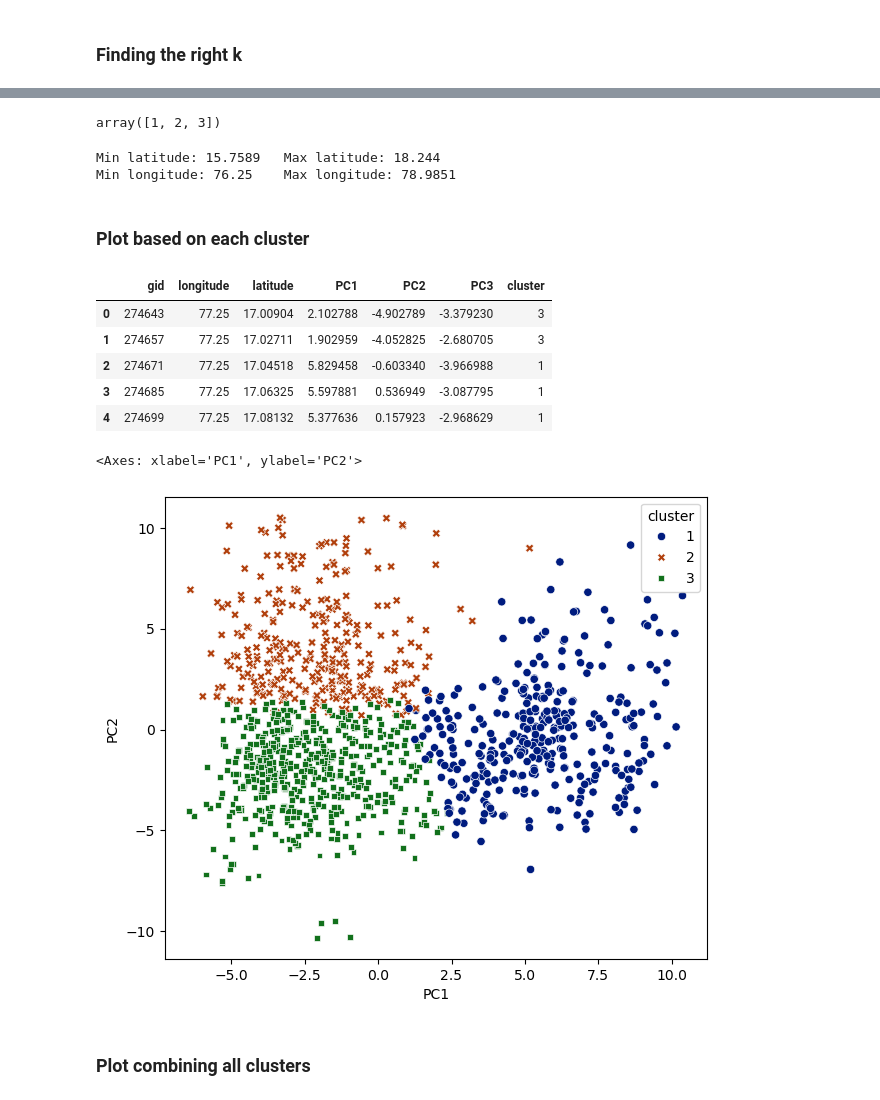
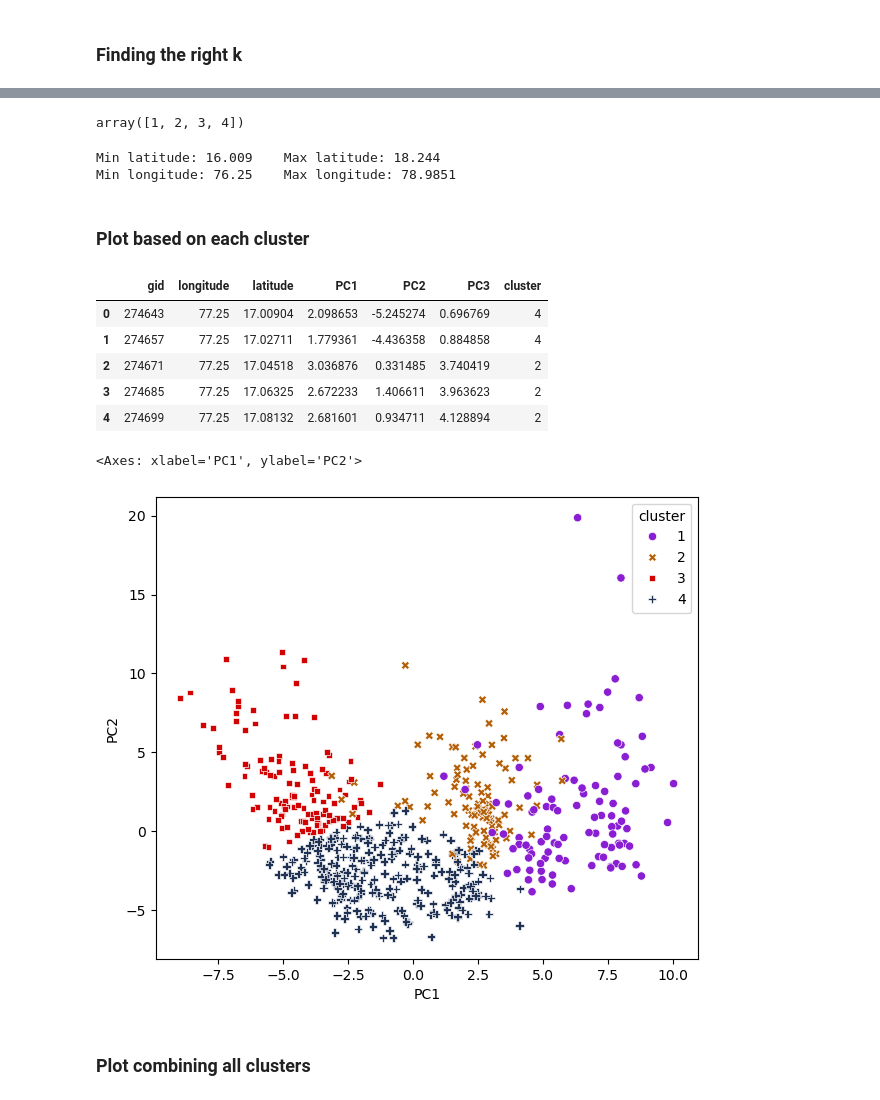
Before and after one commit to Ashish-Sasna/CMT-GSC-AI, a Jupyter notebook: Predict Cluster-Kodangal.ipynb, the cells around one changed output, grey strips where cells are left out. Drawn from its saved outputs; the diff is of its cells as text; code cells hidden in the pictures.

Commit message:
Saved models for Kodangal

```diff
--- a/Predict Cluster-Kodangal.ipynb
+++ b/Predict Cluster-Kodangal.ipynb
@@ -37,7 +37,7 @@ warnings.filterwarnings('ignore')
 curr_dir = (os.getcwd()).replace('\\', '/')
 data_path = (os.path.join(curr_dir, 'Data')).replace('\\', '/')
 # %%
-str_sed_data = pd.read_csv(data_path + '/Kodangal_gcM.csv')
+str_sed_data = pd.read_csv(data_path + '/Kodangal dataset/clean_Kodangal_gcM.csv')
 # %%
 str_sed_data.head()
 # %% [output]
@@ -71,8 +71,2 @@ Minimum latitude co-ordinate: 16.758889
 # %% [markdown]
 # EDA
-# %%
-rem_elem = []
-for col in str_sed_data.columns:
-    if (str_sed_data[col] == 0).all():
-        rem_elem.append(col)
-print(f"Elements which don't contribute in the sediment composition: {rem_elem}")
@@ -81,2 +72,0 @@ Elements which don't contribute in the sediment composition: ['loi', 'pt', 'pd']
-# %%
-str_sed_data.drop(rem_elem, axis=1, inplace=True)
@@ -352,6 +332,6 @@ plt.show()
 # %%
 km = KMeans(
-    n_clusters=3, init='random',
+    n_clusters=4, init='random',
     n_init=10, max_iter=300,
     tol=1e-03, random_state=0
 )
@@ -360,7 +340,7 @@ y_km = km.fit_predict(pca_str_sed_df[['PC1', 'PC2', 'PC3']])
 y_km = y_km + 1
 np.unique(y_km)
 # %% [output]
-array([1, 2, 3])
+array([1, 2, 3, 4])
 # %%
 clustered_data = pd.concat([str_sed_data[['gid', 'longitude', 'latitude']],
                             pd.DataFrame(y_km, columns=['clusters'])],
@@ -374,7 +354,7 @@ max_long_limit = sed_max_long + 1
 print(f'Min latitude: {np.round(min_lat_limit, 4)}\tMax latitude: {np.round(max_lat_limit, 4)}')
 print(f'Min longitude: {np.round(min_long_limit, 4)}\tMax longitude: {np.round(max_long_limit, 4)}')
 # %% [output]
-Min latitude: 15.7589   Max latitude: 18.244
+Min latitude: 16.009    Max latitude: 18.244
 Min longitude: 76.25    Max longitude: 78.9851
 # %% [markdown]
 ### Plot based on each cluster
@@ -383,26 +363,28 @@ pca_str_sed_df['cluster'] = clustered_data['clusters']
 pca_str_sed_df.head()
 # %% [output]
 |  | gid | longitude | latitude | PC1 | PC2 | PC3 | cluster |
-| 0 | 274643 | 77.25 | 17.00904 | 2.102788 | -4.902789 | -3.379230 | 3 |
-| 1 | 274657 | 77.25 | 17.02711 | 1.902959 | -4.052825 | -2.680705 | 3 |
-| 2 | 274671 | 77.25 | 17.04518 | 5.829458 | -0.603340 | -3.966988 | 1 |
-| 3 | 274685 | 77.25 | 17.06325 | 5.597881 | 0.536949 | -3.087795 | 1 |
-| 4 | 274699 | 77.25 | 17.08132 | 5.377636 | 0.157923 | -2.968629 | 1 |
+| 0 | 274643 | 77.25 | 17.00904 | 2.098653 | -5.245274 | 0.696769 | 4 |
+| 1 | 274657 | 77.25 | 17.02711 | 1.779361 | -4.436358 | 0.884858 | 4 |
+| 2 | 274671 | 77.25 | 17.04518 | 3.036876 | 0.331485 | 3.740419 | 2 |
+| 3 | 274685 | 77.25 | 17.06325 | 2.672233 | 1.406611 | 3.963623 | 2 |
+| 4 | 274699 | 77.25 | 17.08132 | 2.681601 | 0.934711 | 4.128894 | 2 |
 # %%
-palette = sns.color_palette("dark",
-                            as_cmap=False,
-                            n_colors=len(pca_str_sed_df['cluster'].unique()))
+# palette = sns.color_palette("dark",
+#                             as_cmap=False,
+#                             n_colors=len(pca_str_sed_df['cluster'].unique()))
+
+palette = ['#891ed2', '#b45f06', '#d30202', '#203254']
 
 plt.figure(figsize=(7,6))
 sns.scatterplot(x='PC1',
                 y='PC2',
                 hue='cluster',
                 style='cluster',
                 data=pca_str_sed_df,
                 palette=palette)
 # %% [output]
 <Axes: xlabel='PC1', ylabel='PC2'>
-[figure, old version]
+[figure, new version]
 # %%
 # Create a list to store individual figure objects
 fig_list = []
```
Also changed, not shown: parts of 11 cells of this notebook, 8 other files.
